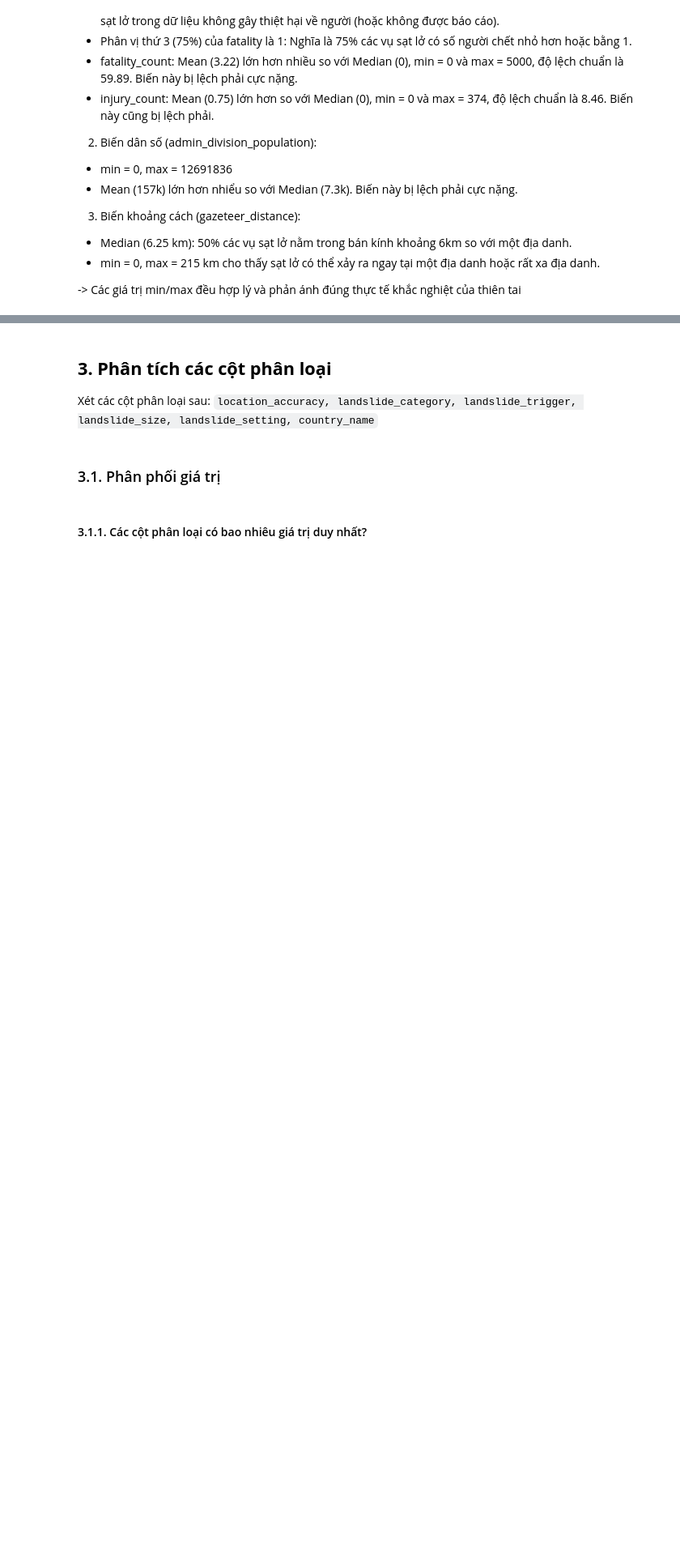
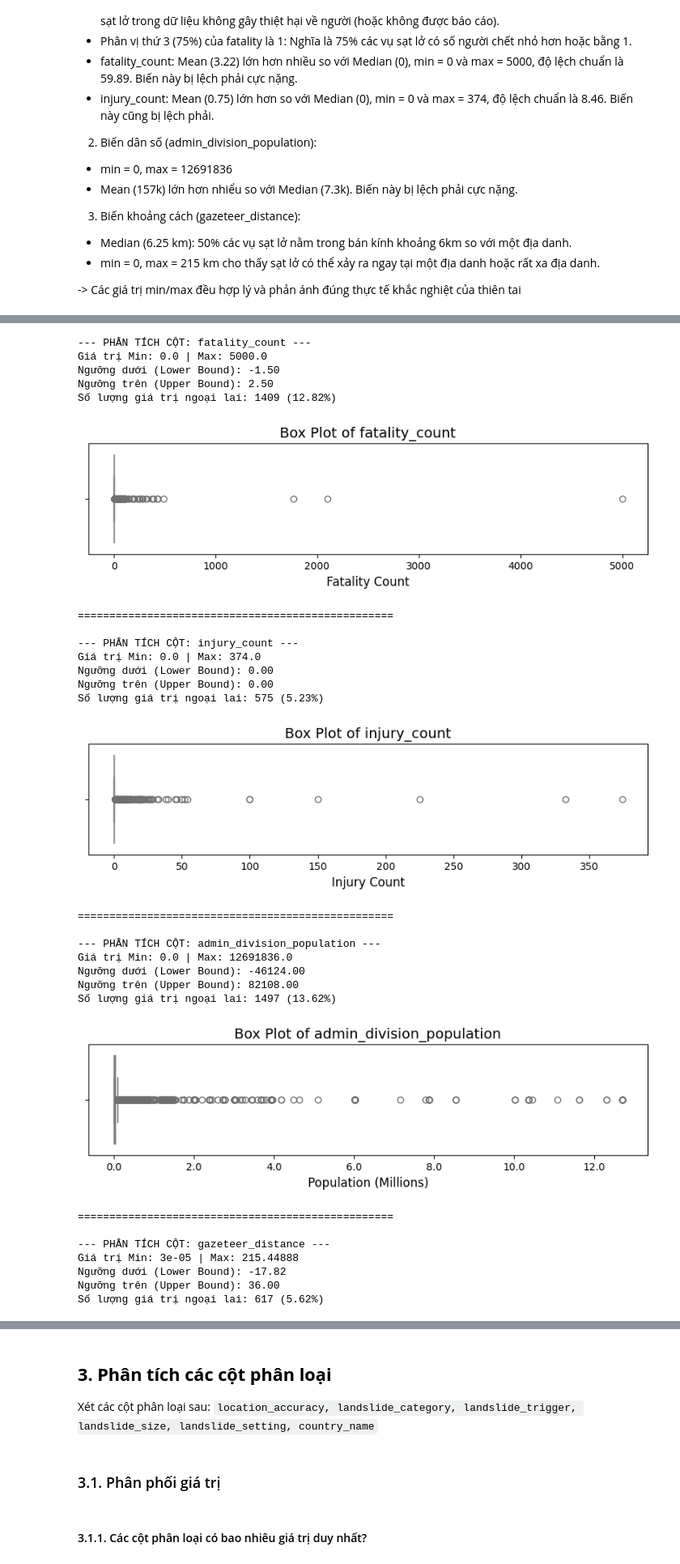
Before and after one commit to tientien01/Global-Landslide-Catalog-NASA-Analysis, a Jupyter notebook: notebook/02_data_exploration.ipynb, the cells around one changed output, grey strips where cells are left out. Shown at 81% size. Cells and saved outputs as stored; diff of their text form; code cells hidden in the pictures; blank space fills up the shorter version.

```diff
--- a/notebook/02_data_exploration.ipynb
+++ b/notebook/02_data_exploration.ipynb
@@ -308,9 +308,9 @@ plt.show()
 #### Thống kê mô tả
 # %%
 pd.set_option('display.float_format', '{:.2f}'.format)
-cols_to_analyze = ['fatality_count', 'injury_count', 'admin_division_population', 'gazeteer_distance']
+cols_numeric = ['fatality_count', 'injury_count', 'admin_division_population', 'gazeteer_distance']
 print("--- THỐNG KÊ MÔ TẢ CƠ BẢN ---")
-df[cols_to_analyze].describe()
+df[cols_numeric].describe()
 # %% [output]
 --- THỐNG KÊ MÔ TẢ CƠ BẢN ---
 |  | fatality_count | injury_count | admin_division_population | gazeteer_distance |
@@ -373,0 +344,72 @@ plt.show()
+# %%
+for col in cols_numeric:
+        print(f"--- PHÂN TÍCH CỘT: {col} ---")
+
+        # 1. Tính toán các thông số IQR
+        Q1 = df[col].quantile(0.25)
+        Q3 = df[col].quantile(0.75)
+        IQR = Q3 - Q1
+
+        lower_bound = Q1 - 1.5 * IQR
+        upper_bound = Q3 + 1.5 * IQR
+
+        # 2. Xác định ngoại lai
+        outliers = df[(df[col] < lower_bound) | (df[col] > upper_bound)]
+        outlier_count = len(outliers)
+        outlier_percentage = (outlier_count / len(df)) * 100
+
+        # 3. In kết quả thống kê
+        print(f"Giá trị Min: {df[col].min()} | Max: {df[col].max()}")
+        print(f"Ngưỡng dưới (Lower Bound): {lower_bound:.2f}")
+        print(f"Ngưỡng trên (Upper Bound): {upper_bound:.2f}")
+        print(f"Số lượng giá trị ngoại lai: {outlier_count} ({outlier_percentage:.2f}%)")
+
+        # Kiểm tra tính hợp lý sơ bộ
+        if df[col].min() < 0:
+            print("(!) CẢNH BÁO: Có giá trị âm bất hợp lý.")
+
+        # 4. Trực quan hóa bằng Boxplot
+        plt.figure(figsize=(10, 2))
+        ax = sns.boxplot(x=df[col], color='skyblue')
+        plt.title(f"Box Plot of {col}", fontsize=14)
+
+        if col == 'admin_division_population':
+            ax.xaxis.set_major_formatter(FuncFormatter(millions))
+            plt.xlabel("Population (Millions)", fontsize=12)
+        elif col == 'gazeteer_distance':
+            plt.xlabel("Distance to Nearest Gazetteer (km)", fontsize=12)
+        else:
+            plt.xlabel(col.replace('_', ' ').title(), fontsize=12)
+
+        plt.show()
+        print("\n" + "="*50 + "\n")
+# %% [output]
+--- PHÂN TÍCH CỘT: fatality_count ---
+Giá trị Min: 0.0 | Max: 5000.0
+Ngưỡng dưới (Lower Bound): -1.50
+Ngưỡng trên (Upper Bound): 2.50
+Số lượng giá trị ngoại lai: 1409 (12.82%)
+[figure, added]
+==================================================
+
+--- PHÂN TÍCH CỘT: injury_count ---
+Giá trị Min: 0.0 | Max: 374.0
+Ngưỡng dưới (Lower Bound): 0.00
+Ngưỡng trên (Upper Bound): 0.00
+Số lượng giá trị ngoại lai: 575 (5.23%)
+[figure, added]
+==================================================
+
+--- PHÂN TÍCH CỘT: admin_division_population ---
+Giá trị Min: 0.0 | Max: 12691836.0
+Ngưỡng dưới (Lower Bound): -46124.00
+Ngưỡng trên (Upper Bound): 82108.00
+Số lượng giá trị ngoại lai: 1497 (13.62%)
+[figure, added]
+==================================================
+
+--- PHÂN TÍCH CỘT: gazeteer_distance ---
+Giá trị Min: 3e-05 | Max: 215.44888
+Ngưỡng dưới (Lower Bound): -17.82
+Ngưỡng trên (Upper Bound): 36.00
+Số lượng giá trị ngoại lai: 617 (5.62%)
```
Also changed, not shown: parts of 15 cells of this notebook.
